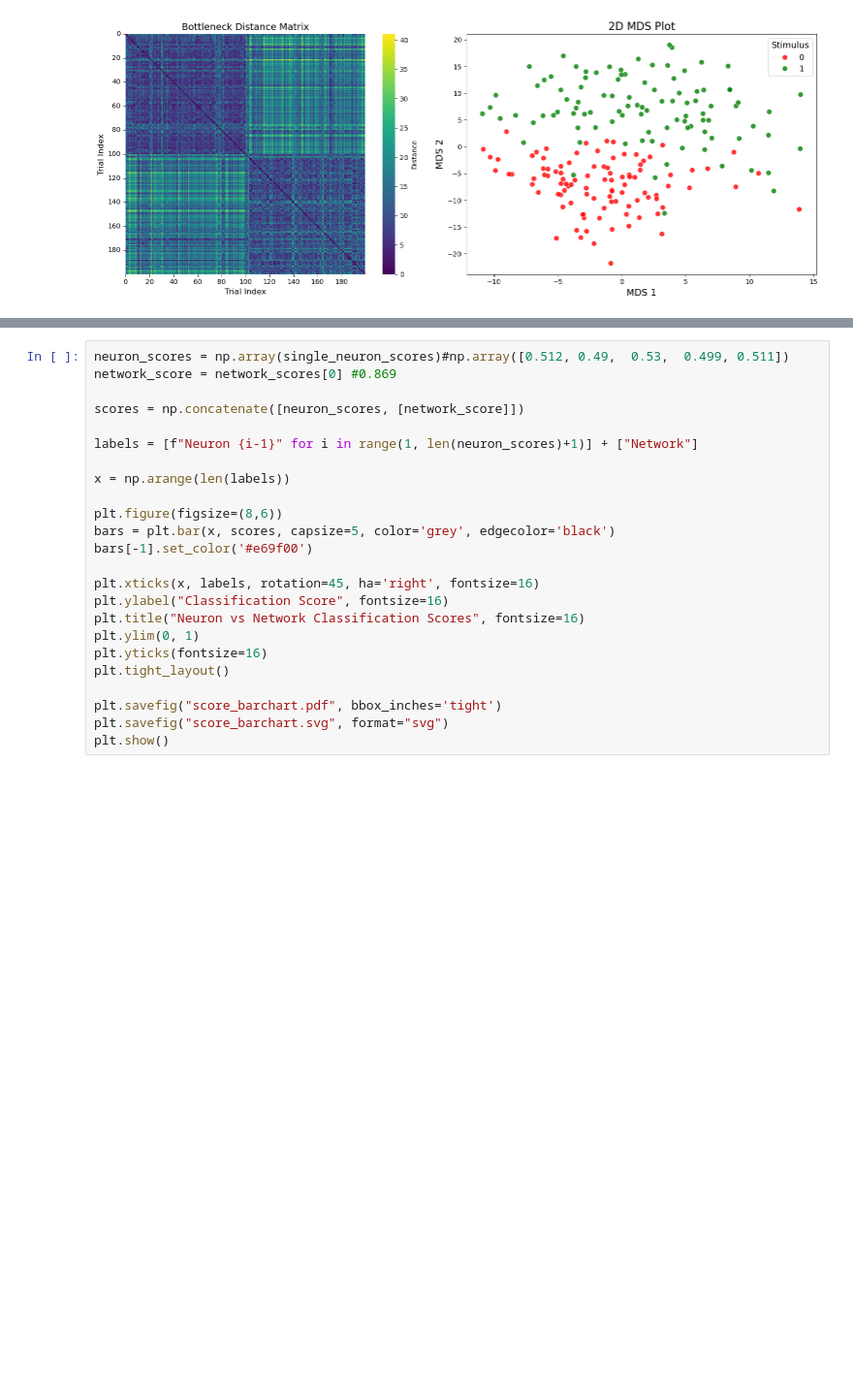
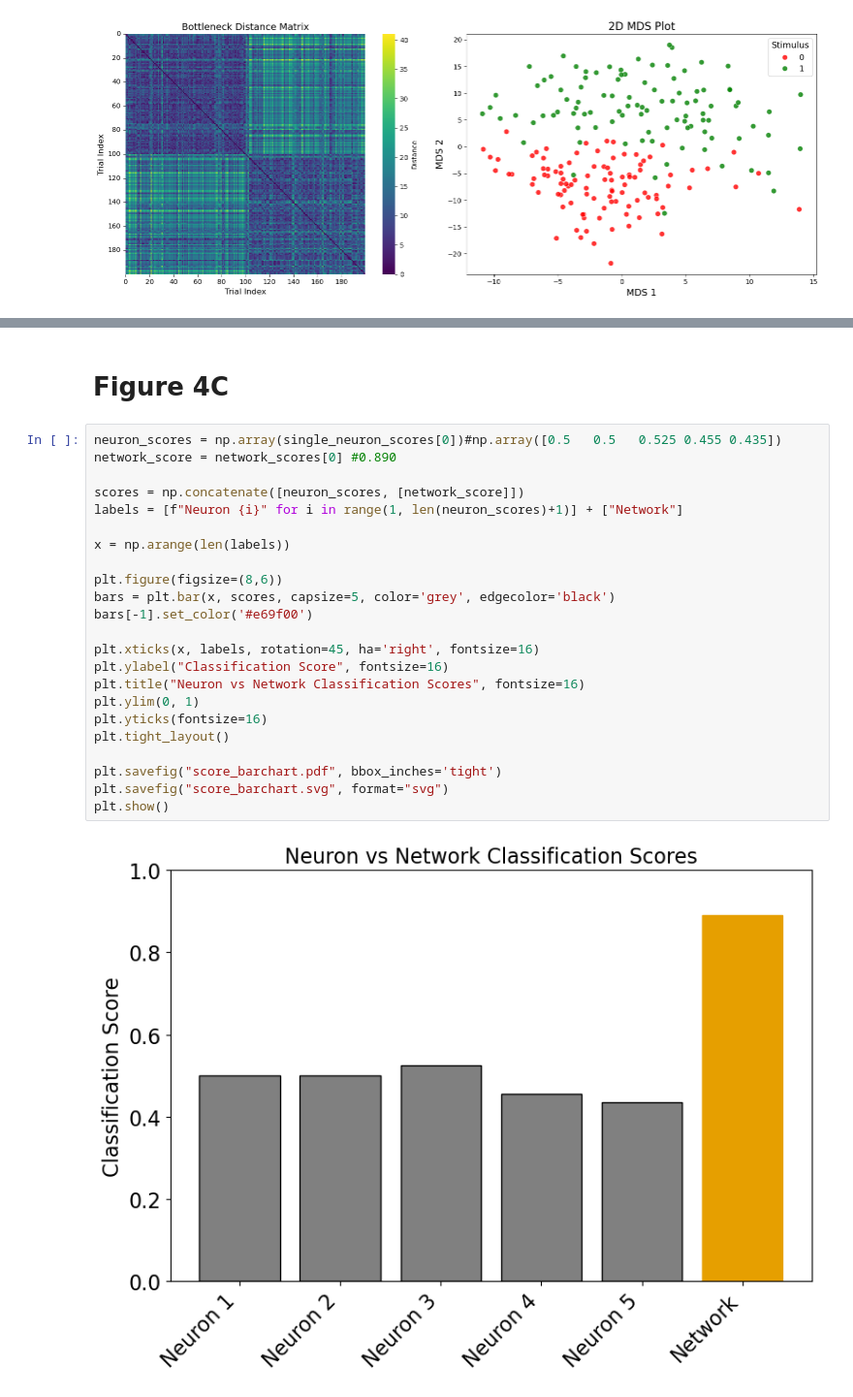
Before and after one commit to ayhncgty/Persistent-Homology-Pipeline-for-Neural-Spike-Train-Data, a Jupyter notebook: Synthetic-Data-Experiment-1.ipynb, the cells around one changed output, grey strips where cells are left out. Shown: that part at 97% size. Cells and saved outputs as stored; diff of their text form; blank space fills up the shorter version.

```diff
--- a/Synthetic-Data-Experiment-1.ipynb
+++ b/Synthetic-Data-Experiment-1.ipynb
@@ -534,24 +578,27 @@ plt.show()
+# %% [markdown]
+# Figure 4C
 # %%
-neuron_scores = np.array(single_neuron_scores)#np.array([0.512, 0.49,  0.53,  0.499, 0.511])
-network_score = network_scores[0] #0.869
+neuron_scores = np.array(single_neuron_scores[0])#np.array([0.5   0.5   0.525 0.455 0.435])
+network_score = network_scores[0] #0.890
 
 scores = np.concatenate([neuron_scores, [network_score]])
-
-labels = [f"Neuron {i-1}" for i in range(1, len(neuron_scores)+1)] + ["Network"]
+labels = [f"Neuron {i}" for i in range(1, len(neuron_scores)+1)] + ["Network"]
 
 x = np.arange(len(labels))
 
 plt.figure(figsize=(8,6))
 bars = plt.bar(x, scores, capsize=5, color='grey', edgecolor='black')
 bars[-1].set_color('#e69f00')
 
 plt.xticks(x, labels, rotation=45, ha='right', fontsize=16)
 plt.ylabel("Classification Score", fontsize=16)
 plt.title("Neuron vs Network Classification Scores", fontsize=16)
 plt.ylim(0, 1)
 plt.yticks(fontsize=16)
 plt.tight_layout()
 
 plt.savefig("score_barchart.pdf", bbox_inches='tight')
 plt.savefig("score_barchart.svg", format="svg")
 plt.show()
+# %% [output]
+[figure, added]
```
Also changed, not shown: parts of 14 cells of this notebook, 4 other files.
